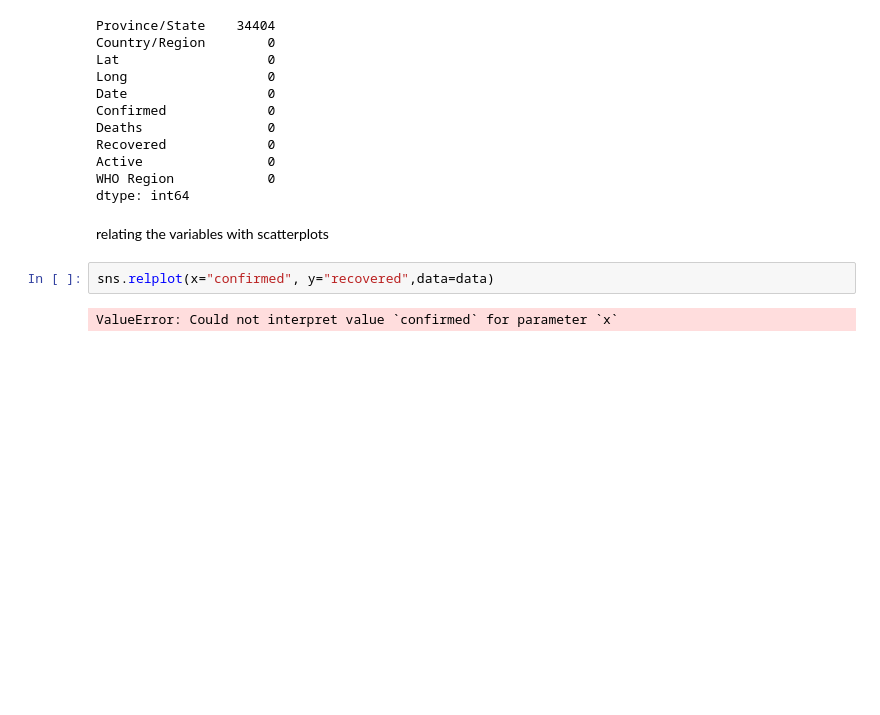
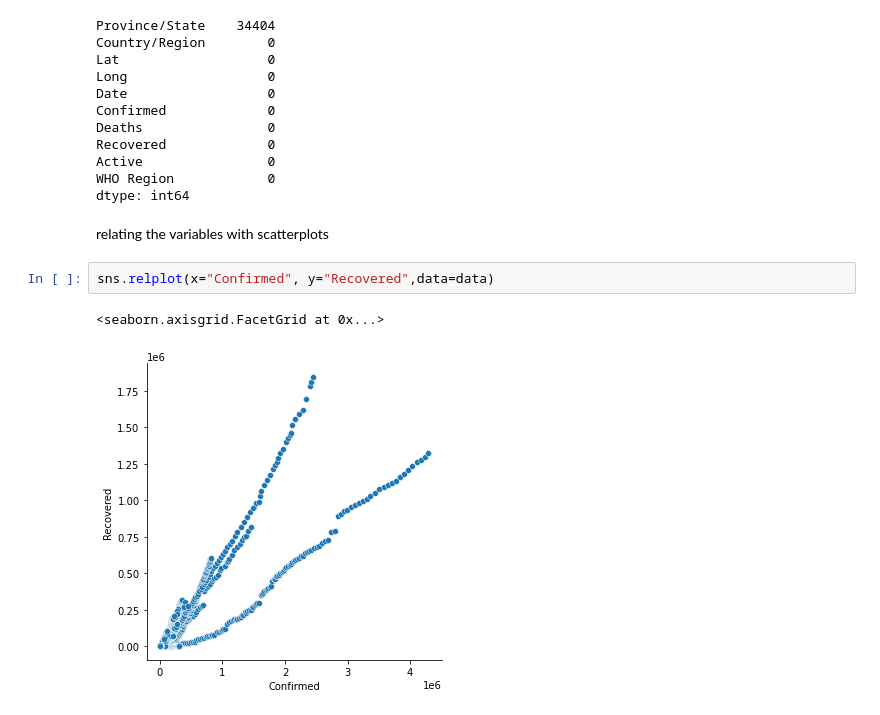
Before and after one commit to QuicklyChangable/Covid-Data-Analysis, a Jupyter notebook: analysis.ipynb, the cells around one changed output. Saved outputs shown, nothing was run; the diff lists cells and outputs as text; blank space fills up the shorter version.

Commit message:
with graphs

```diff
--- a/analysis.ipynb
+++ b/analysis.ipynb
@@ -69,6 +69,7 @@ dtype: int64
 # %% [markdown]
 relating the variables with scatterplots
 # %%
-sns.relplot(x="confirmed", y="recovered",data=data)
+sns.relplot(x="Confirmed", y="Recovered",data=data)
 # %% [output]
-ValueError: Could not interpret value `confirmed` for parameter `x`
+<seaborn.axisgrid.FacetGrid at 0x...>
+[figure, added]
```
Also changed, not shown: parts of 3 cells of this notebook.
